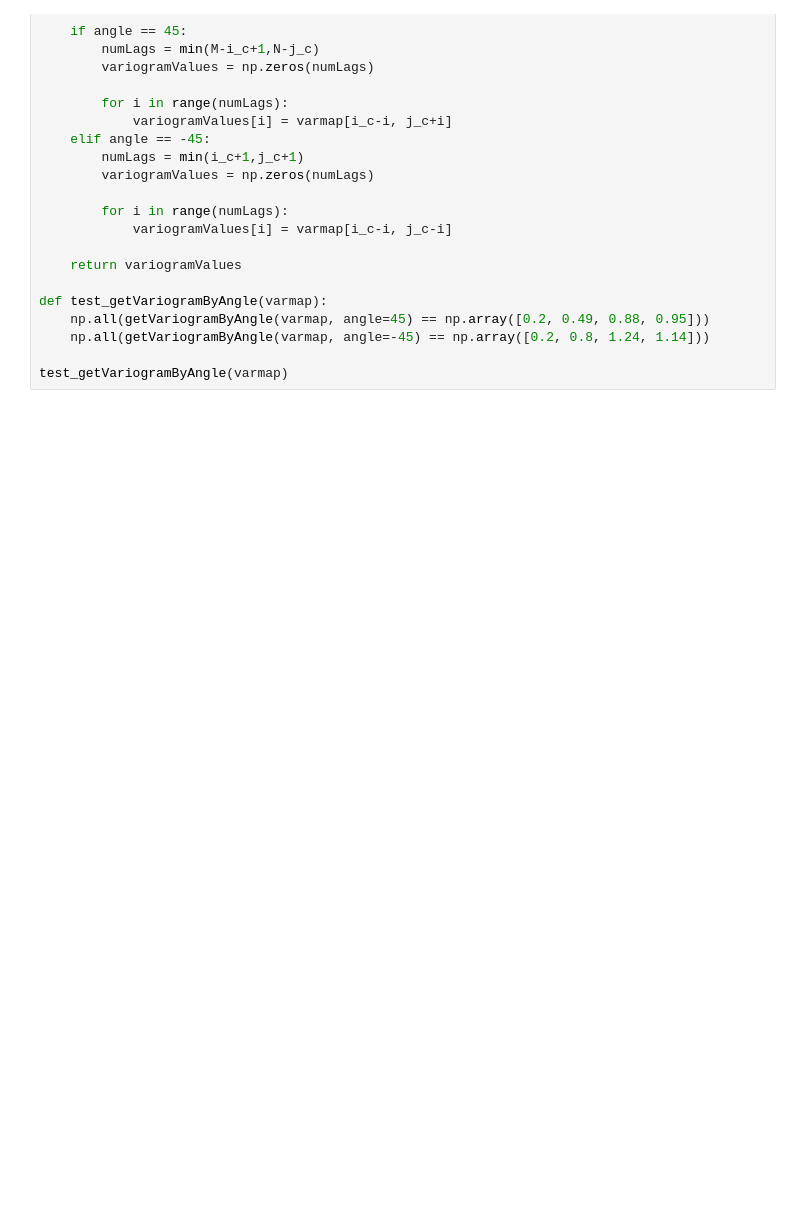
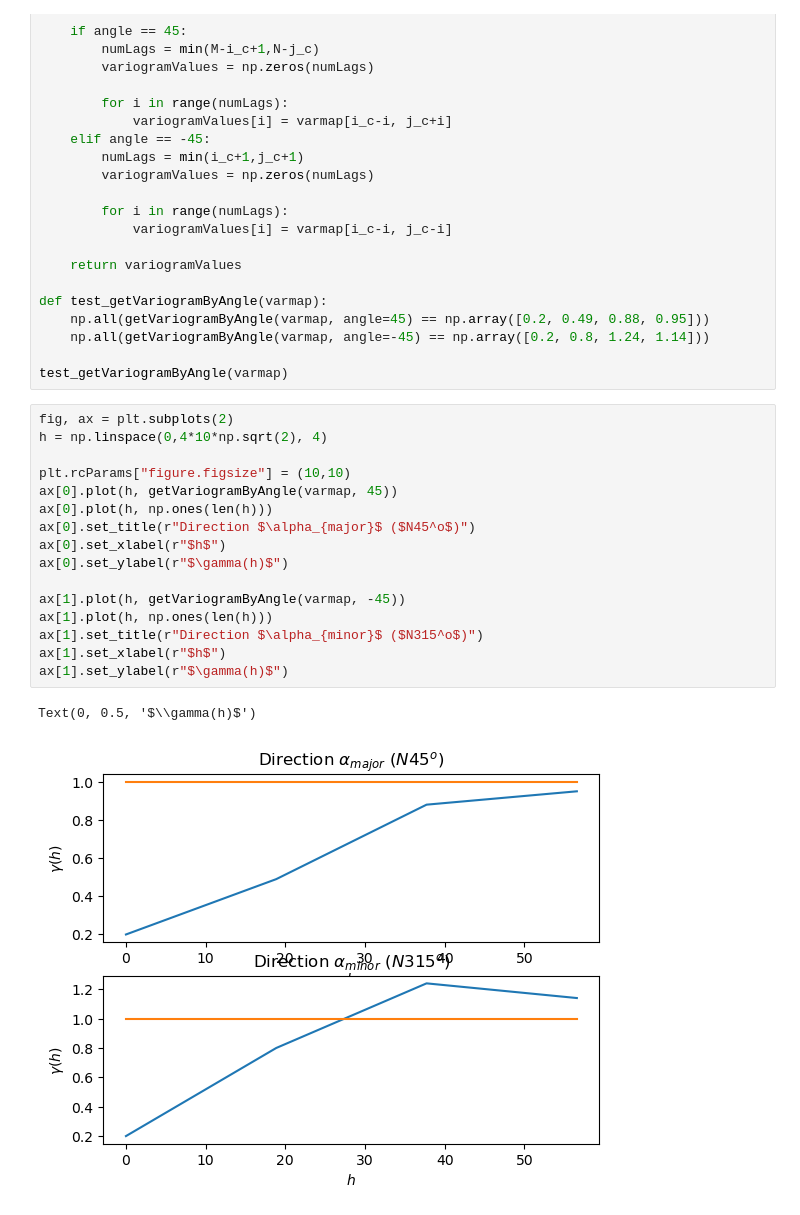
Before and after one commit to AtilaSaraiva/learning_variogram_and_stuff, a Jupyter notebook: src/assignment 5.ipynb, the cells around one changed output. Drawn from its saved outputs; the diff is of its cells as text; blank space fills up the shorter version.

Commit message:
managed to generate the plots and find the theta

```diff
--- a/src/assignment 5.ipynb
+++ b/src/assignment 5.ipynb
@@ -44,3 +44,22 @@ def test_getVariogramByAngle(varmap):
     np.all(getVariogramByAngle(varmap, angle=-45) == np.array([0.2, 0.8, 1.24, 1.14]))
 
 test_getVariogramByAngle(varmap)
+# %%
+fig, ax = plt.subplots(2)
+h = np.linspace(0,4*10*np.sqrt(2), 4)
+
+plt.rcParams["figure.figsize"] = (10,10)
+ax[0].plot(h, getVariogramByAngle(varmap, 45))
+ax[0].plot(h, np.ones(len(h)))
+ax[0].set_title(r"Direction $\alpha_{major}$ ($N45^o$)")
+ax[0].set_xlabel(r"$h$")
+ax[0].set_ylabel(r"$\gamma(h)$")
+
+ax[1].plot(h, getVariogramByAngle(varmap, -45))
+ax[1].plot(h, np.ones(len(h)))
+ax[1].set_title(r"Direction $\alpha_{minor}$ ($N315^o$)")
+ax[1].set_xlabel(r"$h$")
+ax[1].set_ylabel(r"$\gamma(h)$")
+# %% [output]
+Text(0, 0.5, '$\\gamma(h)$')
+[figure, added]
```
Also changed, not shown: parts of 9 cells of this notebook, 1 other file.
